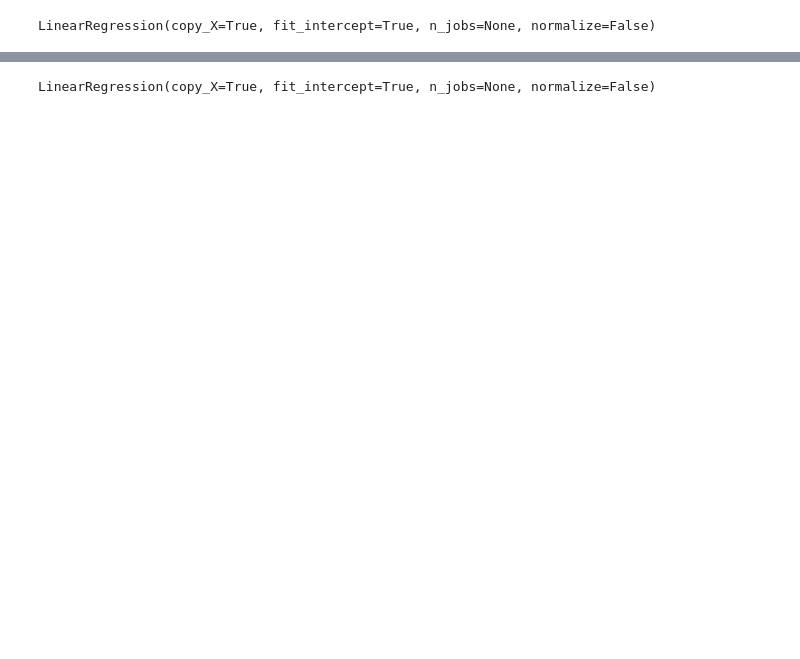
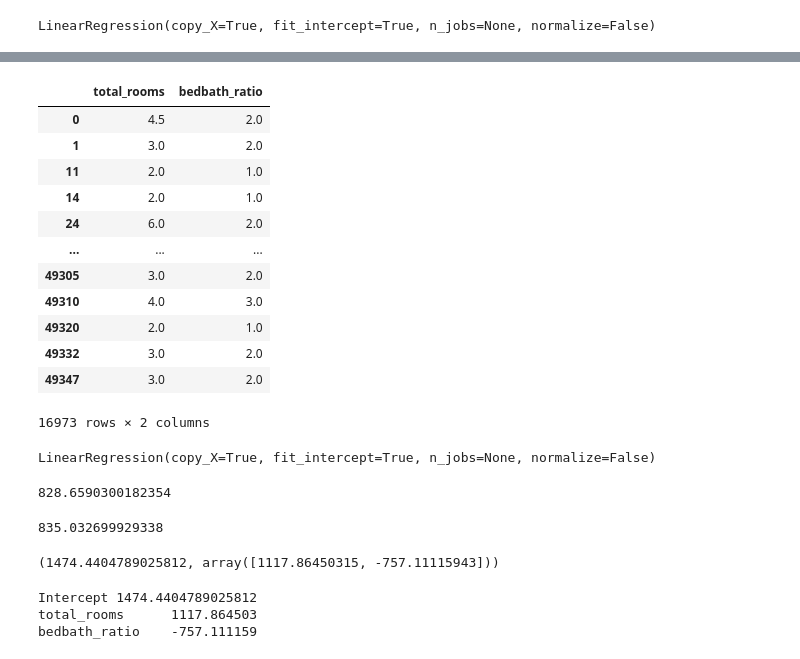
Before and after one commit to bloominstituteoftechnology/DS-Unit-2-Linear-Models, a Jupyter notebook: module2-regression-2/LS_DS_212_assignment.ipynb, the cells around one changed output, grey strips where cells are left out. Drawn from its saved outputs; the diff is of its cells as text; code cells hidden in the pictures; blank space fills up the shorter version.

```diff
--- a/module2-regression-2/LS_DS_212_assignment.ipynb
+++ b/module2-regression-2/LS_DS_212_assignment.ipynb
@@ -233 +298,18 @@ X_train.describe()
+# %%
+X_test = test[features]
+X_test
+# %% [output]
+|  | total_rooms | bedbath_ratio |
+| 0 | 4.5 | 2.0 |
+| 1 | 3.0 | 2.0 |
+| 11 | 2.0 | 1.0 |
+| 14 | 2.0 | 1.0 |
+| 24 | 6.0 | 2.0 |
+| ... | ... | ... |
+| 49305 | 3.0 | 2.0 |
+| 49310 | 4.0 | 3.0 |
+| 49320 | 2.0 | 1.0 |
+| 49332 | 3.0 | 2.0 |
+| 49347 | 3.0 | 2.0 |
+16973 rows × 2 columns
 # %%
@@ -235,3 +317,26 @@ X_train.describe()
 model.fit(X_train, y_train)
 # %% [output]
 LinearRegression(copy_X=True, fit_intercept=True, n_jobs=None, normalize=False)
+# %%
+# apply the model to new data
+y_pred_train = model.predict(X_train)
+mean_absolute_error(y_pred_train, y_train)
+# %% [output]
+828.6590300182354
+# %%
+y_pred = model.predict(X_test)
+mean_absolute_error(y_pred, y_test)
+# %% [output]
+835.032699929338
+# %%
+model.intercept_, model.coef_
+# %% [output]
+(1474.4404789025812, array([1117.86450315, -757.11115943]))
+# %%
+print('Intercept', model.intercept_)
+coefficients = pd.Series(model.coef_, features)
+print(coefficients.to_string())
+# %% [output]
+Intercept 1474.4404789025812
+total_rooms      1117.864503
+bedbath_ratio    -757.111159
```
Also changed, not shown: parts of 16 cells of this notebook.
